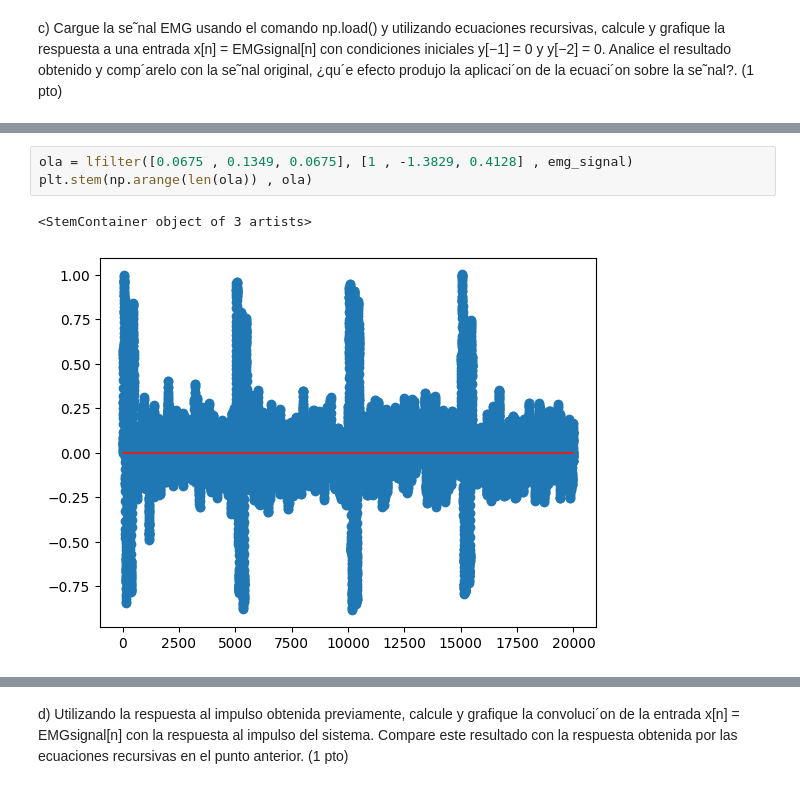
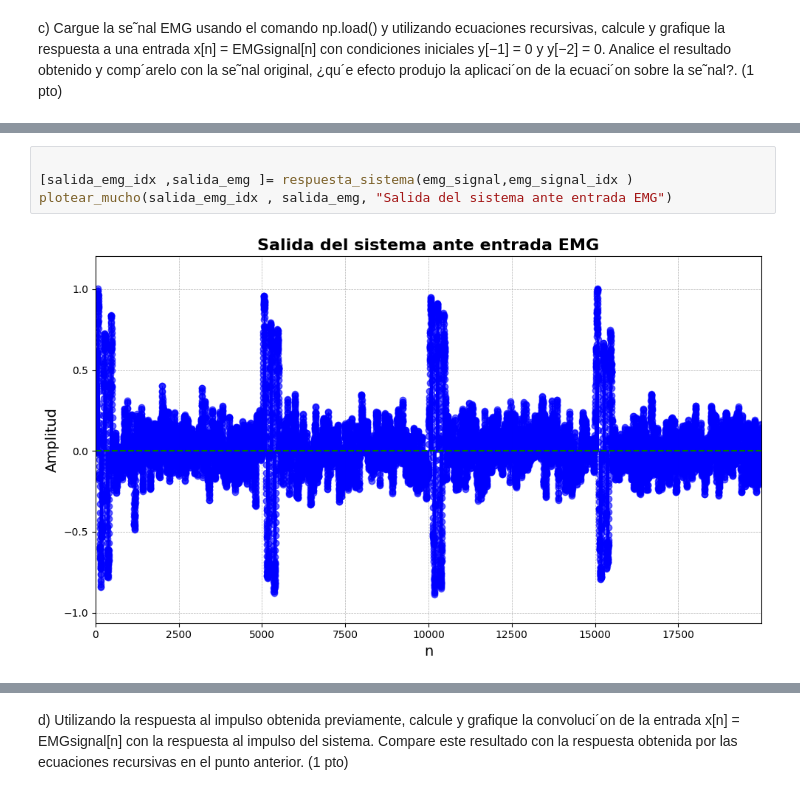
Before and after one commit to ExampleToFollow/PracticasPDS, a Jupyter notebook: Lab3/LAB3_IF_Computacional_HineillCespedes_20213704.ipynb, the cells around one changed output, grey strips where cells are left out. Cells and saved outputs as stored; diff of their text form.

```diff
--- a/Lab3/LAB3_IF_Computacional_HineillCespedes_20213704.ipynb
+++ b/Lab3/LAB3_IF_Computacional_HineillCespedes_20213704.ipynb
@@ -106,6 +132,6 @@ plt.stem(salida_emg_idx ,salida_emg)
-# %%
-ola = lfilter([0.0675 , 0.1349, 0.0675], [1 , -1.3829, 0.4128] , emg_signal)
-plt.stem(np.arange(len(ola)) , ola)
-# %% [output]
-<StemContainer object of 3 artists>
-[figure, removed]
+# %%
+
+[salida_emg_idx ,salida_emg ]= respuesta_sistema(emg_signal,emg_signal_idx )
+plotear_mucho(salida_emg_idx , salida_emg, "Salida del sistema ante entrada EMG")
+# %% [output]
+[figure, added]
```
Also changed, not shown: parts of 7 cells of this notebook.
